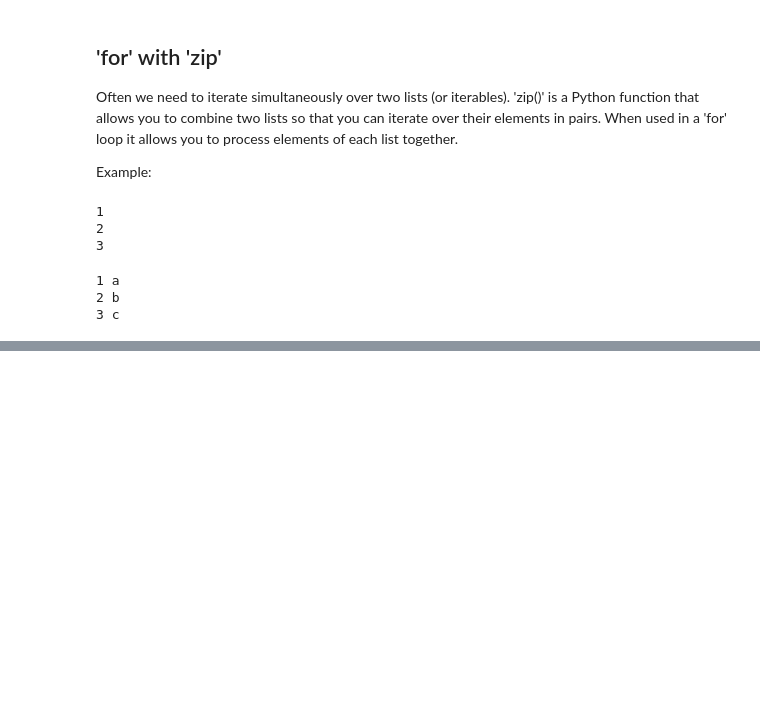
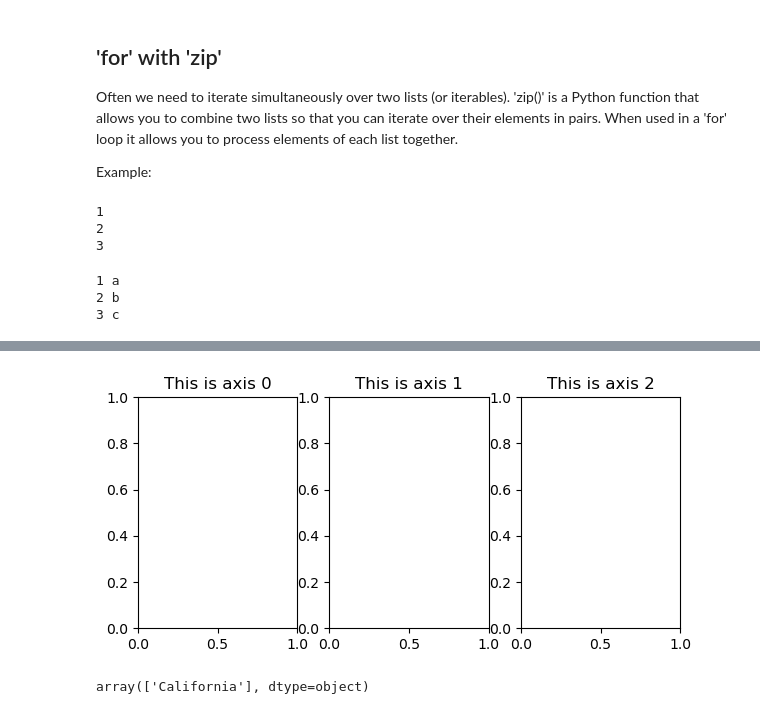
Before and after one commit to lucianbluescher/eds220-2025-in-class., a Jupyter notebook: week5-code-streamlining.ipynb, the cells around one changed output, grey strips where cells are left out. Saved outputs shown, nothing was run; the diff lists cells and outputs as text; code cells hidden in the pictures; blank space fills up the shorter version.

```diff
--- a/week5-code-streamlining.ipynb
+++ b/week5-code-streamlining.ipynb
@@ -273,0 +279,16 @@ SyntaxError: positional argument follows keyword argument (1765030769.py, line 1
+# %%
+# Use zip to create the same subplots and avoid redundancy
+
+fig, axes = plt.subplots(nrows = 1, ncols = 3, figsize=(7,3))
+
+for ax, i in zip(axes, [0,1,2]):
+    ax.set_title(f'This is axis {i}')
+
+plt.show()
+# %% [output]
+[figure, added]
+# %%
+ca_power_plants = power_plants[power_plants['state'] == 'California'].copy()
+ca_power_plants.state.unique()
+# %% [output]
+array(['California'], dtype=object)
```
Also changed, not shown: parts of 8 cells of this notebook, 2 other files.
